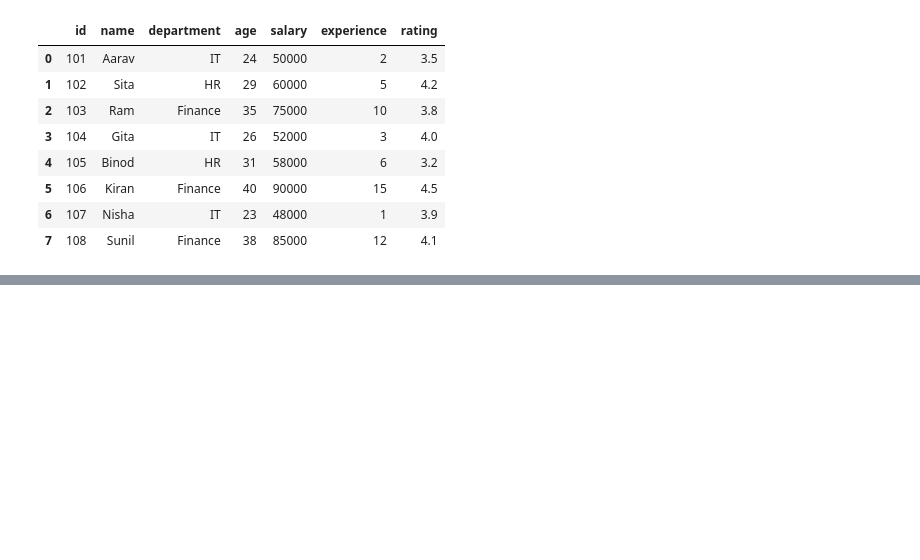
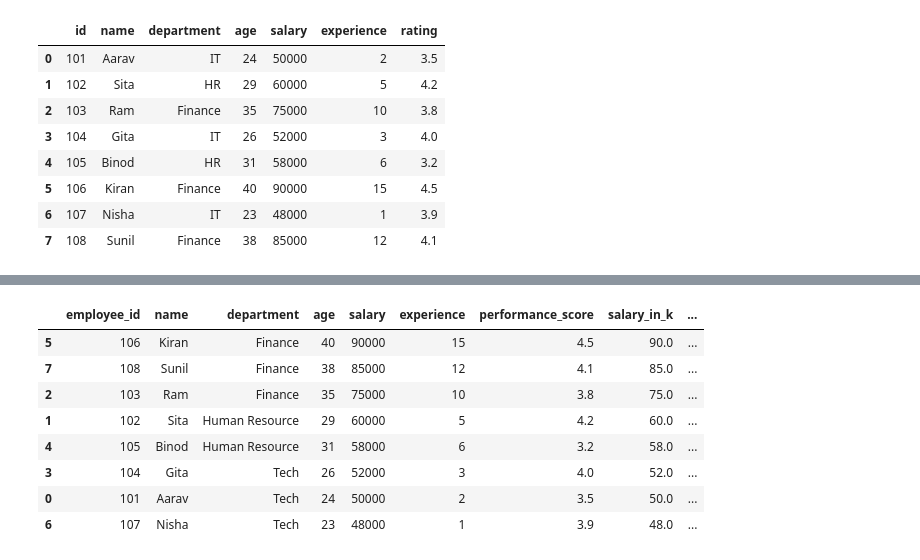
Before and after one commit to rajnish-09/Learning-AI-ML, a Jupyter notebook: Practice/Untitled.ipynb, the cells around one changed output, grey strips where cells are left out. Drawn from its saved outputs; the diff is of its cells as text; code cells hidden in the pictures; blank space fills up the shorter version.

Commit message:
feat: practice apply method

```diff
--- a/Practice/Untitled.ipynb
+++ b/Practice/Untitled.ipynb
@@ -64,0 +76,4 @@ df3['department'] = df3['department'].replace({"IT": "Tech", "HR":"Human Resourc
+# %%
+# sort employee by salary by descending order
+df3 = df3.sort_values("salary", ascending = False)
+df3
@@ -64,0 +103,4 @@ df3['department'] = df3['department'].replace({"IT": "Tech", "HR":"Human Resourc
+# %%
+# creating new column salary_in_k
+df3 = df3.assign(salary_in_k = df3["salary"]/1000)
+df3
@@ -64,0 +117,13 @@ df3['department'] = df3['department'].replace({"IT": "Tech", "HR":"Human Resourc
+# %%
+# using apply() to create new column age_group
+df3["age_group"] = df3["age"].apply(lambda x: "Young" if x>25 else "Adult" if x <3
+# %% [output]
+|  | employee_id | name | department | age | salary | experience | performance_score | salary_in_k | ... |
+| 5 | 106 | Kiran | Finance | 40 | 90000 | 15 | 4.5 | 90.0 | ... |
+| 7 | 108 | Sunil | Finance | 38 | 85000 | 12 | 4.1 | 85.0 | ... |
+| 2 | 103 | Ram | Finance | 35 | 75000 | 10 | 3.8 | 75.0 | ... |
+| 1 | 102 | Sita | Human Resource | 29 | 60000 | 5 | 4.2 | 60.0 | ... |
+| 4 | 105 | Binod | Human Resource | 31 | 58000 | 6 | 3.2 | 58.0 | ... |
+| 3 | 104 | Gita | Tech | 26 | 52000 | 3 | 4.0 | 52.0 | ... |
+| 0 | 101 | Aarav | Tech | 24 | 50000 | 2 | 3.5 | 50.0 | ... |
+| 6 | 107 | Nisha | Tech | 23 | 48000 | 1 | 3.9 | 48.0 | ... |
```
Also changed, not shown: parts of 4 cells of this notebook.
